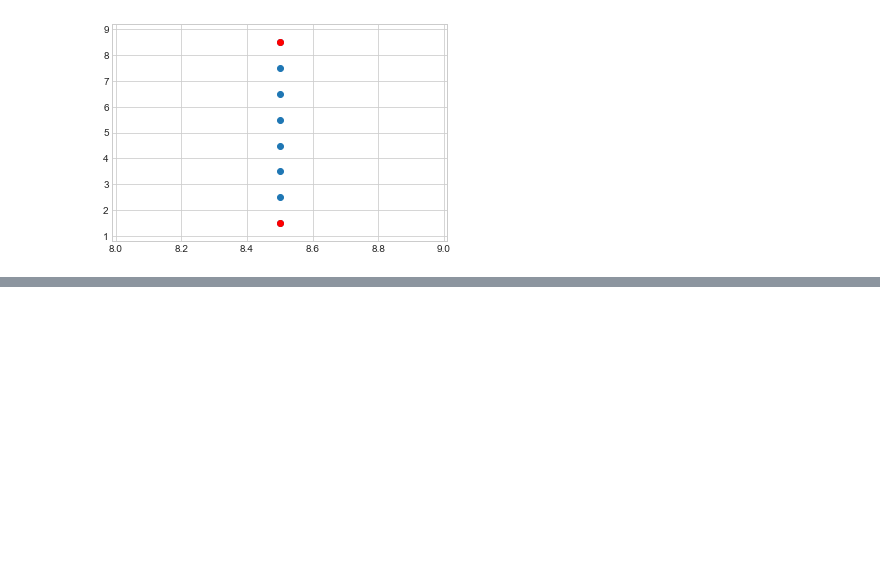
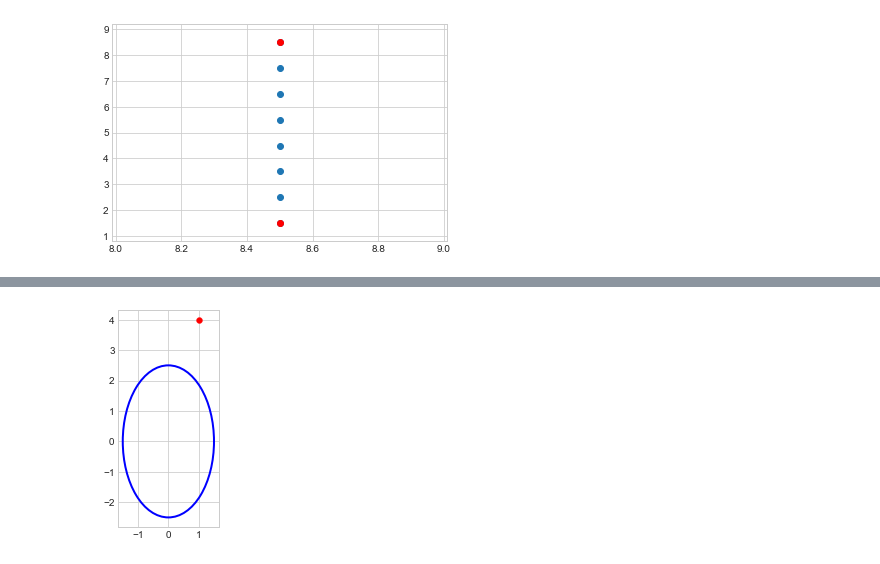
Before and after one commit to jnaess/ENGO-500, a Jupyter notebook: scripts/Class_Model_Uses.ipynb, the cells around one changed output, grey strips where cells are left out. Drawn from its saved outputs; the diff is of its cells as text; code cells hidden in the pictures; blank space fills up the shorter version.

```diff
--- a/scripts/Class_Model_Uses.ipynb
+++ b/scripts/Class_Model_Uses.ipynb
@@ -65,0 +77,9 @@ for path in passes.true_passes:
+# %%
+#from ellipse import Ellipse
+el = Ellipse(0,0,[3,5])
+pnt = Coord(1,4)
+
+el.in_error_ellipse(pnt)
+el.plot_ellipse_pnt()
+# %% [output]
+[figure, added]
```
Also changed, not shown: parts of 1 cell of this notebook, 10 other files.
